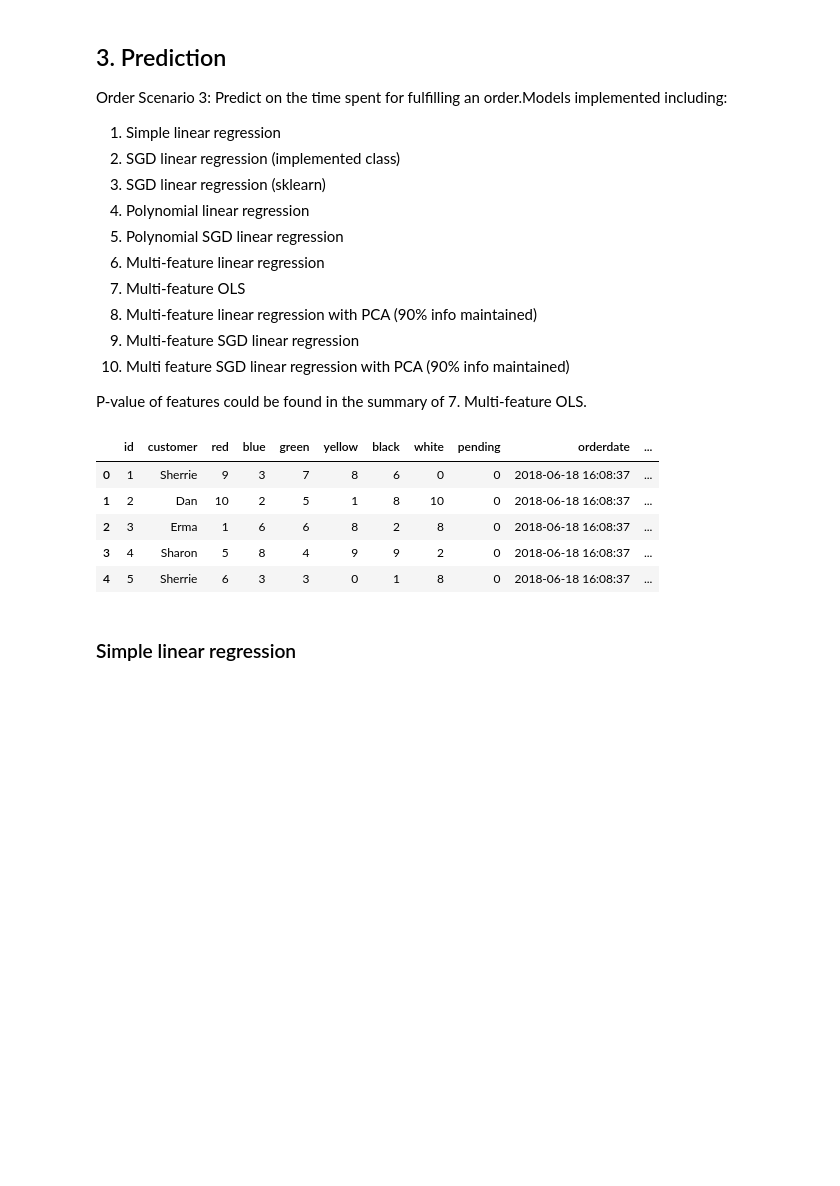
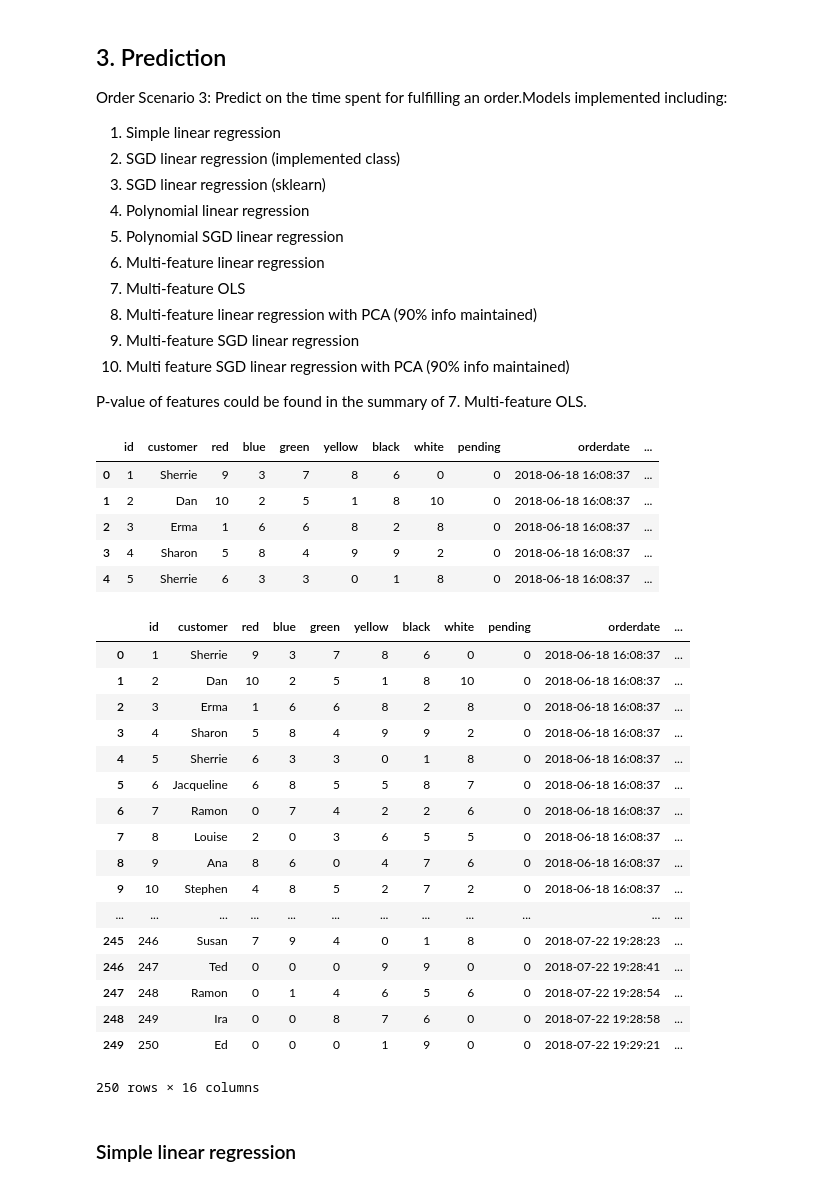
Before and after one commit to miaoever/IOT, a Jupyter notebook: Standup 6/IoT standup 6-regression-exp1.ipynb, the cells around one changed output. Cells and saved outputs as stored; diff of their text form; code cells hidden in the pictures; blank space fills up the shorter version.

```diff
--- a/Standup 6/IoT standup 6-regression-exp1.ipynb
+++ b/Standup 6/IoT standup 6-regression-exp1.ipynb
@@ -246,8 +246,8 @@ from datetime import datetime
 import pandas as pd
 import numpy as np
 import matplotlib.pyplot as plt
-df = pd.read_csv('../data/exp3/order/new_ws_orderinfo_orders_server.csv', header=0)
-df2 = pd.read_csv('../data/exp3/new/ws_orderinfo_orders_server.csv', header=0)
+df = pd.read_csv('./data/order/ws_orderinfo_orders_server.csv', header=0)
+df2 = pd.read_csv('./data/order1/ws_orderinfo_orders_server.csv', header=0)
 
 df3 = df.append(df2, ignore_index=True)
 
@@ -268,6 +268,27 @@ df3.head()
 | 2 | 3 | Erma | 1 | 6 | 6 | 8 | 2 | 8 | 0 | 2018-06-18 16:08:37 | ... |
 | 3 | 4 | Sharon | 5 | 8 | 4 | 9 | 9 | 2 | 0 | 2018-06-18 16:08:37 | ... |
 | 4 | 5 | Sherrie | 6 | 3 | 3 | 0 | 1 | 8 | 0 | 2018-06-18 16:08:37 | ... |
+# %%
+df3
+# %% [output]
+|  | id | customer | red | blue | green | yellow | black | white | pending | orderdate | ... |
+| 0 | 1 | Sherrie | 9 | 3 | 7 | 8 | 6 | 0 | 0 | 2018-06-18 16:08:37 | ... |
+| 1 | 2 | Dan | 10 | 2 | 5 | 1 | 8 | 10 | 0 | 2018-06-18 16:08:37 | ... |
+| 2 | 3 | Erma | 1 | 6 | 6 | 8 | 2 | 8 | 0 | 2018-06-18 16:08:37 | ... |
+| 3 | 4 | Sharon | 5 | 8 | 4 | 9 | 9 | 2 | 0 | 2018-06-18 16:08:37 | ... |
+| 4 | 5 | Sherrie | 6 | 3 | 3 | 0 | 1 | 8 | 0 | 2018-06-18 16:08:37 | ... |
+| 5 | 6 | Jacqueline | 6 | 8 | 5 | 5 | 8 | 7 | 0 | 2018-06-18 16:08:37 | ... |
+| 6 | 7 | Ramon | 0 | 7 | 4 | 2 | 2 | 6 | 0 | 2018-06-18 16:08:37 | ... |
+| 7 | 8 | Louise | 2 | 0 | 3 | 6 | 5 | 5 | 0 | 2018-06-18 16:08:37 | ... |
+| 8 | 9 | Ana | 8 | 6 | 0 | 4 | 7 | 6 | 0 | 2018-06-18 16:08:37 | ... |
+| 9 | 10 | Stephen | 4 | 8 | 5 | 2 | 7 | 2 | 0 | 2018-06-18 16:08:37 | ... |
+| ... | ... | ... | ... | ... | ... | ... | ... | ... | ... | ... | ... |
+| 245 | 246 | Susan | 7 | 9 | 4 | 0 | 1 | 8 | 0 | 2018-07-22 19:28:23 | ... |
+| 246 | 247 | Ted | 0 | 0 | 0 | 9 | 9 | 0 | 0 | 2018-07-22 19:28:41 | ... |
+| 247 | 248 | Ramon | 0 | 1 | 4 | 6 | 5 | 6 | 0 | 2018-07-22 19:28:54 | ... |
+| 248 | 249 | Ira | 0 | 0 | 8 | 7 | 6 | 0 | 0 | 2018-07-22 19:28:58 | ... |
+| 249 | 250 | Ed | 0 | 0 | 0 | 1 | 9 | 0 | 0 | 2018-07-22 19:29:21 | ... |
+250 rows × 16 columns
 # %%
 def lin_regplot(X, y, model):
     plt.scatter(X, y, c='lightblue')
```
Also changed, not shown: parts of 4 cells of this notebook, 2 other files.
